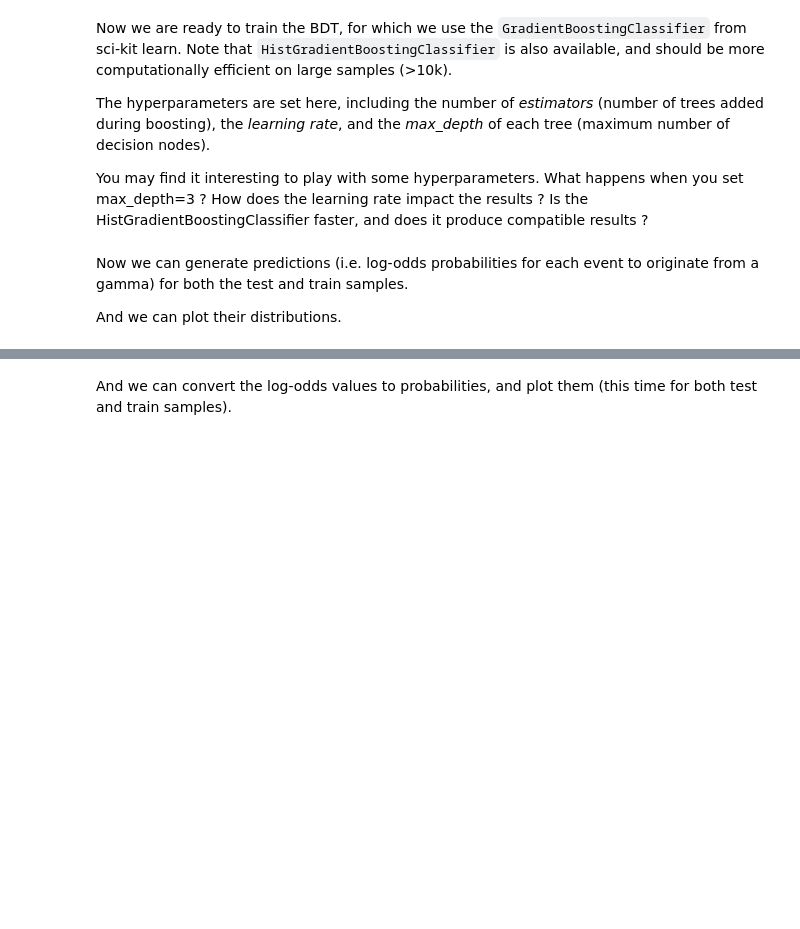
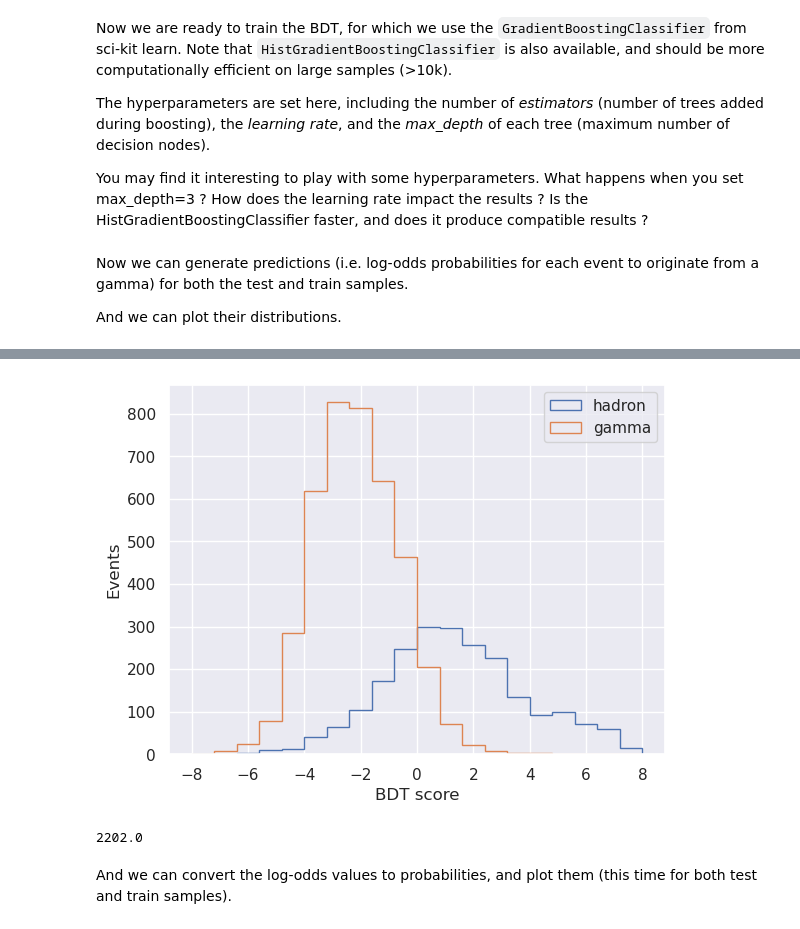
Before and after one commit to bristol-dune/atmospherics-tools, a Jupyter notebook: BDT/Week8-Example-BDT.ipynb, the cells around one changed output, grey strips where cells are left out. Drawn from its saved outputs; the diff is of its cells as text; code cells hidden in the pictures; blank space fills up the shorter version.

Commit message:
updated BDT to test Hist vs normal gradient boosting, added new hesse fit code from Moksh's repo

```diff
--- a/BDT/Week8-Example-BDT.ipynb
+++ b/BDT/Week8-Example-BDT.ipynb
@@ -112,5 +96,7 @@ from sklearn.ensemble import GradientBoostingClassifier
 
 clf = GradientBoostingClassifier(n_estimators=100, learning_rate=1.0, max_depth=1, random_state=0).fit(X_train, y_train)
+# %%
+clf_2 = HistGradientBoostingClassifier(learning_rate=1.0, max_depth=1, random_state=0).fit(X_train, y_train)
 # %% [markdown]
 Now we can generate predictions (i.e. log-odds probabilities for each event to originate from a gamma) for both the test and train samples.
 
@@ -134,4 +120,21 @@ print(np.sum(n))
 2197.0
+# %%
+scores_test_2 = clf_2.decision_function(X_test)
+scores_train_2 = clf_2.decision_function(X_train)
+
+n, bins, patches = plt.hist(scores_test_2[y_test==h_index], label='hadron', histtype='step', bins=20, range=(-8,8))
+plt.hist(scores_test_2[y_test==g_index], label='gamma', histtype='step', bins=bins)
+plt.legend()
+#plt.yscale('log')
+plt.xlabel('BDT score')
+plt.ylabel('Events')
+plt.savefig('magic-bdt-score-test.pdf')
+plt.show()
+
+print(np.sum(n))
+# %% [output]
+[figure, added]
+2202.0
 # %% [markdown]
 And we can convert the log-odds values to probabilities, and plot them (this time for both test and train samples).
 # %%
```
Also changed, not shown: parts of 12 cells of this notebook, 30 other files.
